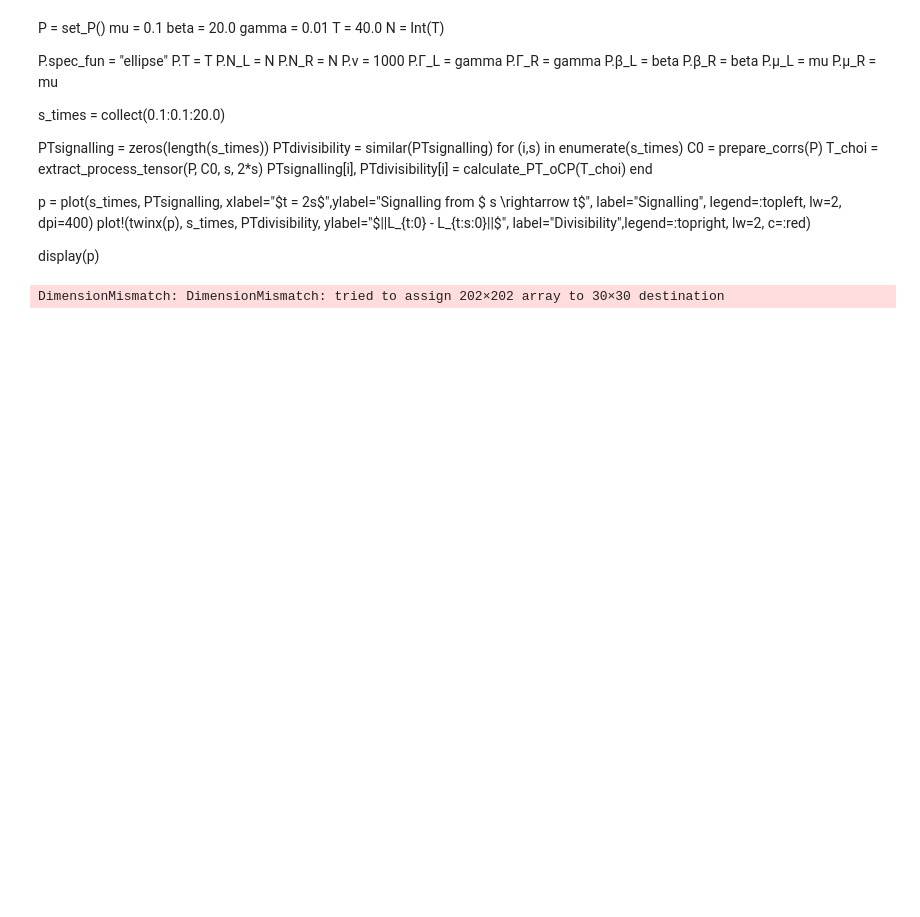
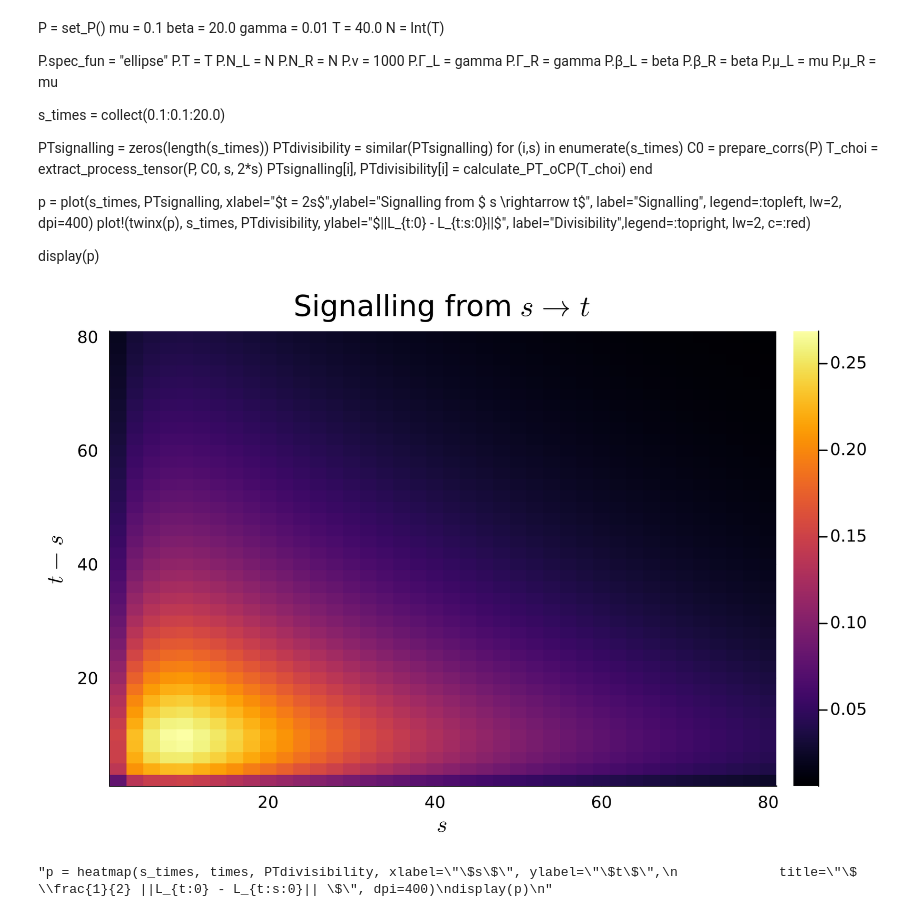
Before and after one commit to FTurci/AgeingManyBodyQuantumSys, a Jupyter notebook: 2ndTerm/test2.ipynb, the cells around one changed output. Saved outputs shown, nothing was run; the diff lists cells and outputs as text; code cells hidden in the pictures; blank space fills up the shorter version.

```diff
--- a/2ndTerm/test2.ipynb
+++ b/2ndTerm/test2.ipynb
@@ -68,44 +68,51 @@ display(p)
 # %%
 P = set_P()
 mu = 0.1
 beta = 20.0
-gamma = 0.01
-T = 150.0
+gamma = 0.02
+T = 60.0
 
 P.spec_fun = "ellipse"
 P.v = 1000
 P.Γ_L = gamma
 P.Γ_R = gamma
 P.β_L = beta
 P.β_R = beta
 P.μ_L = mu
 P.μ_R = mu
 
-step = 5.0
-times = collect(step:step:T)
-s_times = times .- 1.0
+step = 2.0
+s_times = collect(step:step:T)
 
-PTsignalling = zeros(length(times),length(times))
+PTsignalling = zeros(length(s_times),length(s_times))
+Gsignalling = zeros(length(s_times),length(s_times))
 #PTdivisibility = zeros(length(times),length(times))
-@showprogress for (i,t) in enumerate(times)
-    P.T = t
-    N = Int(round(t/2)) + 5
-    P.N_L = N
-    P.N_R = N
-    C0 = prepare_corrs(P)
-    for j in 1:i
-        s = s_times[j]
+@showprogress for (j,s) in enumerate(s_times)
+    t_times = s_times .+ s
+    for (i,t) in enumerate(t_times)
+        t = t_times[i]
+        P.T = t
+        N = Int(round(t/2)) + 5
+        P.N_L = N
+        P.N_R = N
+        C0 = prepare_corrs(P)
         T_choi = extract_process_tensor(P, C0, s, t)
-        PTsignalling[i,j] = calculate_PT_oCP(T_choi)
+        PTsignalling[i,j], Gsignalling[i,j] = calculate_PT_oCP(T_choi)
     end
 end
 
-p = heatmap(s_times, times, PTsignalling, xlabel="\$s\$", ylabel="\$t\$", title="Signalling from \$s \\rightarrow t\$",
+p = heatmap(s_times, s_times, PTsignalling, xlabel="\$s\$", ylabel="\$t-s\$", title="Signalling from \$s \\rightarrow t\$",
         dpi=400)
 display(p)
 
+p = heatmap(s_times, s_times, Gsignalling, xlabel="\$s\$", ylabel="\$t-s\$", title="Signalling from \$s \\rightarrow t\$ (From G)",
+        dpi=400)
+display(p)
+"""
 p = heatmap(s_times, times, PTdivisibility, xlabel="\$s\$", ylabel="\$t\$",
              title="\$ \\frac{1}{2} ||L_{t:0} - L_{t:s:0}|| \$", dpi=400)
 display(p)
+"""
 # %% [output]
+[figure, added]
-DimensionMismatch: DimensionMismatch: tried to assign 202×202 array to 30×30 destination
+"p = heatmap(s_times, times, PTdivisibility, xlabel=\"\$s\$\", ylabel=\"\$t\$\",\n             title=\"\$ \\frac{1}{2} ||L_{t:0} - L_{t:s:0}|| \$\", dpi=400)\ndisplay(p)\n"
```
Also changed, not shown: parts of 1 cell of this notebook, 1 other file.
